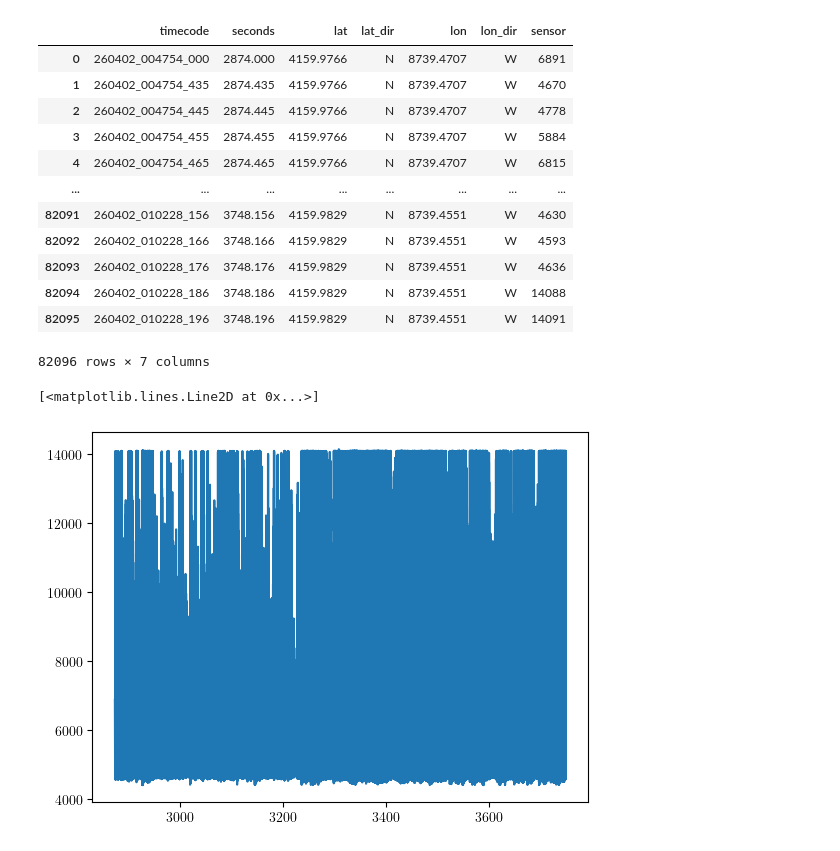
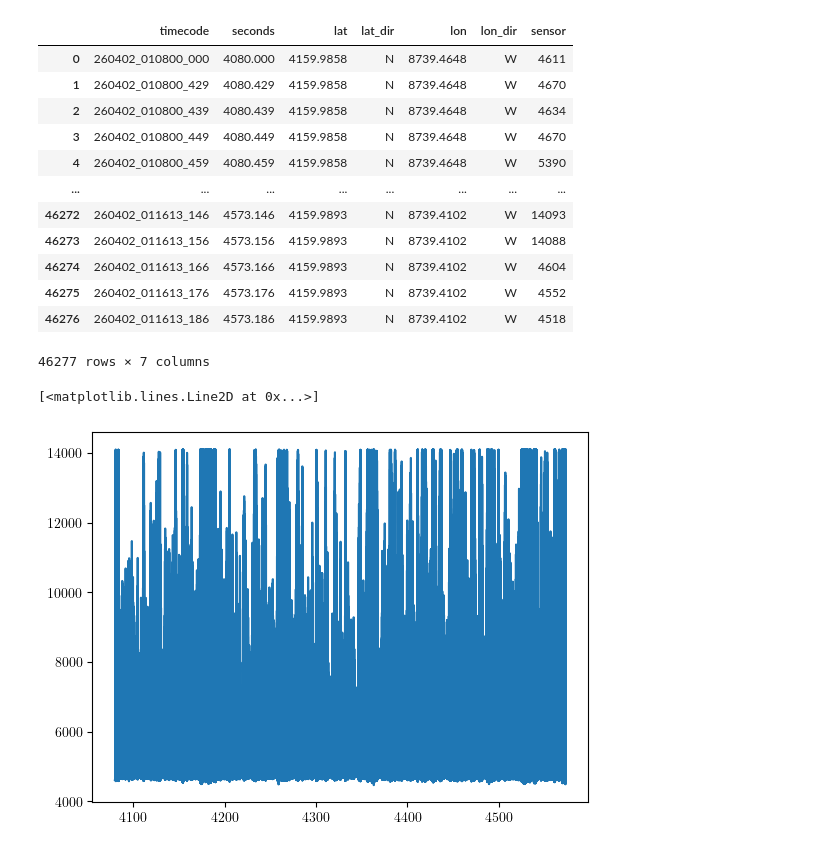
Before and after one commit to Bkorotko03/ALTrainSeismo, a Jupyter notebook: testsAndSuch/ampNoiseTest.ipynb, the cells around one changed output. Saved outputs shown, nothing was run; the diff lists cells and outputs as text; code cells hidden in the pictures.

```diff
--- a/testsAndSuch/ampNoiseTest.ipynb
+++ b/testsAndSuch/ampNoiseTest.ipynb
@@ -7,25 +7,25 @@ import scipy as sp
 import matplotlib.pyplot as plt
 import os
 # %%
-magDF = pd.read_csv('./26040200A.CSV')
+magDF = pd.read_csv('./26040201.CSV')
 magDF
 
 # nomagDF = pd.read_csv('./26040122A.CSV')
 # nomagDF
 # %% [output]
 |  | timecode | seconds | lat | lat_dir | lon | lon_dir | sensor |
-| 0 | 260402_004754_000 | 2874.000 | 4159.9766 | N | 8739.4707 | W | 6891 |
-| 1 | 260402_004754_435 | 2874.435 | 4159.9766 | N | 8739.4707 | W | 4670 |
-| 2 | 260402_004754_445 | 2874.445 | 4159.9766 | N | 8739.4707 | W | 4778 |
-| 3 | 260402_004754_455 | 2874.455 | 4159.9766 | N | 8739.4707 | W | 5884 |
-| 4 | 260402_004754_465 | 2874.465 | 4159.9766 | N | 8739.4707 | W | 6815 |
+| 0 | 260402_010800_000 | 4080.000 | 4159.9858 | N | 8739.4648 | W | 4611 |
+| 1 | 260402_010800_429 | 4080.429 | 4159.9858 | N | 8739.4648 | W | 4670 |
+| 2 | 260402_010800_439 | 4080.439 | 4159.9858 | N | 8739.4648 | W | 4634 |
+| 3 | 260402_010800_449 | 4080.449 | 4159.9858 | N | 8739.4648 | W | 4670 |
+| 4 | 260402_010800_459 | 4080.459 | 4159.9858 | N | 8739.4648 | W | 5390 |
 | ... | ... | ... | ... | ... | ... | ... | ... |
-| 82091 | 260402_010228_156 | 3748.156 | 4159.9829 | N | 8739.4551 | W | 4630 |
-| 82092 | 260402_010228_166 | 3748.166 | 4159.9829 | N | 8739.4551 | W | 4593 |
-| 82093 | 260402_010228_176 | 3748.176 | 4159.9829 | N | 8739.4551 | W | 4636 |
-| 82094 | 260402_010228_186 | 3748.186 | 4159.9829 | N | 8739.4551 | W | 14088 |
-| 82095 | 260402_010228_196 | 3748.196 | 4159.9829 | N | 8739.4551 | W | 14091 |
+| 46272 | 260402_011613_146 | 4573.146 | 4159.9893 | N | 8739.4102 | W | 14093 |
+| 46273 | 260402_011613_156 | 4573.156 | 4159.9893 | N | 8739.4102 | W | 14088 |
+| 46274 | 260402_011613_166 | 4573.166 | 4159.9893 | N | 8739.4102 | W | 4604 |
+| 46275 | 260402_011613_176 | 4573.176 | 4159.9893 | N | 8739.4102 | W | 4552 |
+| 46276 | 260402_011613_186 | 4573.186 | 4159.9893 | N | 8739.4102 | W | 4518 |
-82096 rows × 7 columns
+46277 rows × 7 columns
 # %%
 magSeconds = np.array(magDF['seconds'])
 magSensor = np.array(magDF['sensor'])
@@ -37,7 +37,7 @@ plt.plot(magSeconds,magSensor)
 # plt.plot(nomagSeconds,nomagSensor)
 # %% [output]
 [<matplotlib.lines.Line2D at 0x...>]
-[figure, old version]
+[figure, new version]
 # %%
 magVolt = magSensor * 5 / 16383
 # nomagVolt = nomagSensor * 5 / 16383
```
Also changed, not shown: parts of 2 cells of this notebook, 3 other files.
